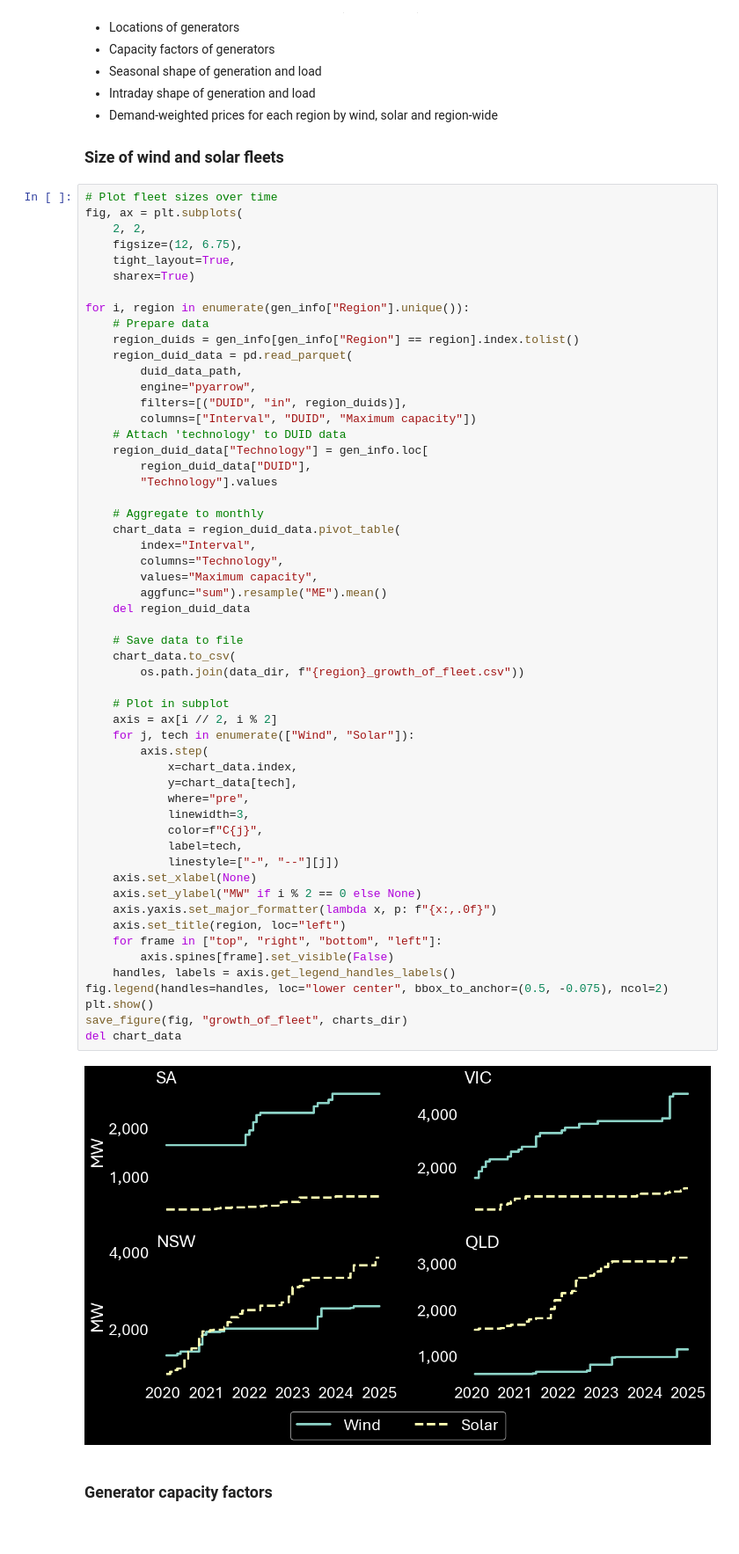
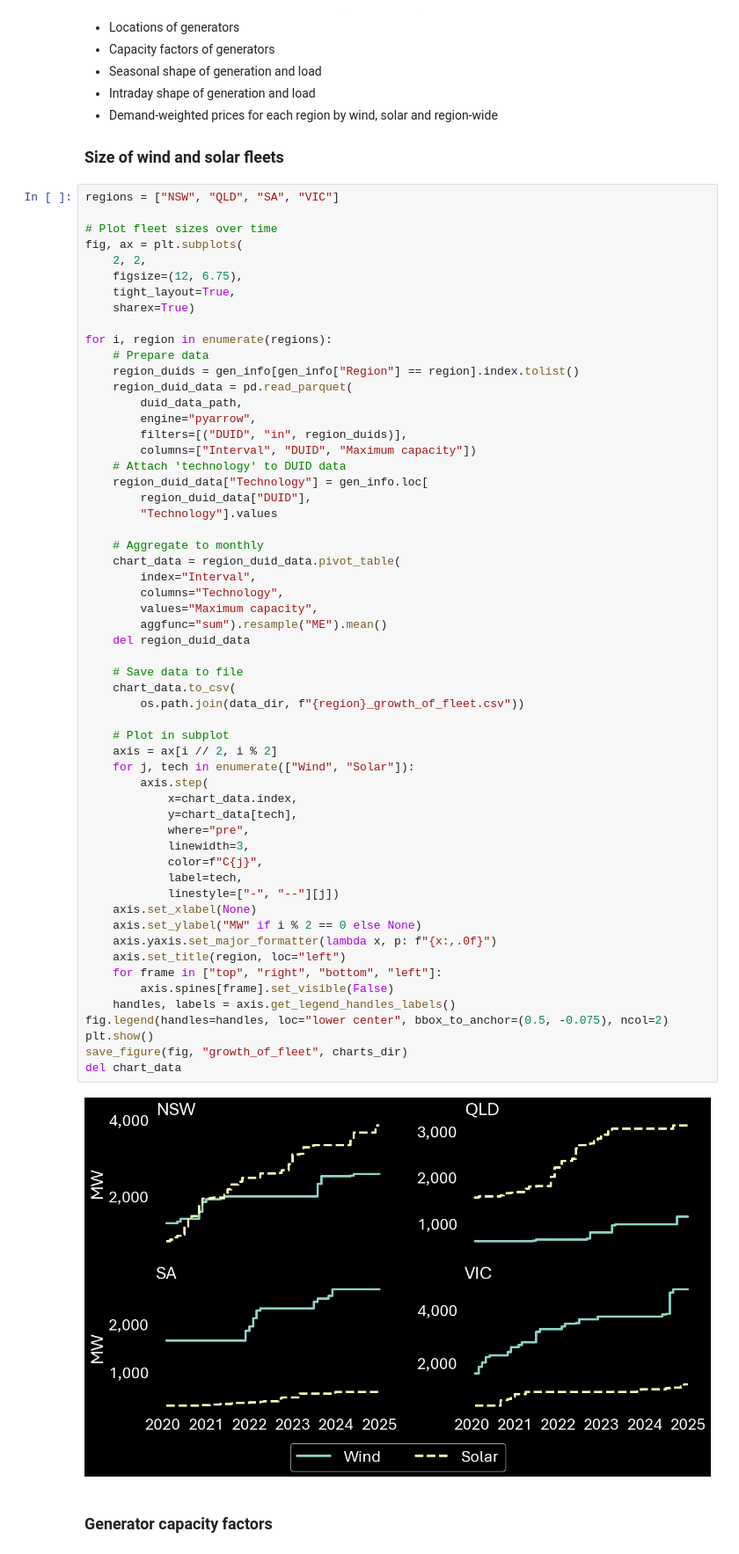
Before and after one commit to MarkusMannheim/contract_modelling, a Jupyter notebook: data_preparation.ipynb, the cells around one changed output. Shown at 88% size. Drawn from its saved outputs; the diff is of its cells as text.

```diff
--- a/data_preparation.ipynb
+++ b/data_preparation.ipynb
@@ -268,6 +268,8 @@ Calculate and visualise metrics of:
 
 ### Size of wind and solar fleets
 # %%
+regions = ["NSW", "QLD", "SA", "VIC"]
+
 # Plot fleet sizes over time
 fig, ax = plt.subplots(
     2, 2,
@@ -275,7 +277,7 @@ fig, ax = plt.subplots(
     tight_layout=True,
     sharex=True)
 
-for i, region in enumerate(gen_info["Region"].unique()):
+for i, region in enumerate(regions):
     # Prepare data
     region_duids = gen_info[gen_info["Region"] == region].index.tolist()
     region_duid_data = pd.read_parquet(
@@ -296,34 +298,34 @@ for i, region in enumerate(gen_info["Region"].unique()):
         aggfunc="sum").resample("ME").mean()
     del region_duid_data
 
     # Save data to file
     chart_data.to_csv(
         os.path.join(data_dir, f"{region}_growth_of_fleet.csv"))
 
     # Plot in subplot
     axis = ax[i // 2, i % 2]
     for j, tech in enumerate(["Wind", "Solar"]):
         axis.step(
             x=chart_data.index,
             y=chart_data[tech],
             where="pre",
             linewidth=3,
             color=f"C{j}",
             label=tech,
             linestyle=["-", "--"][j])
     axis.set_xlabel(None)
     axis.set_ylabel("MW" if i % 2 == 0 else None)
     axis.yaxis.set_major_formatter(lambda x, p: f"{x:,.0f}")
     axis.set_title(region, loc="left")
     for frame in ["top", "right", "bottom", "left"]:
         axis.spines[frame].set_visible(False)
     handles, labels = axis.get_legend_handles_labels()
 fig.legend(handles=handles, loc="lower center", bbox_to_anchor=(0.5, -0.075), ncol=2)
 plt.show()
 save_figure(fig, "growth_of_fleet", charts_dir)
 del chart_data
 # %% [output]
-[figure, old version]
+[figure, new version]
 # %% [markdown]
 ### Generator capacity factors
 # %%
```
Also changed, not shown: parts of 7 cells of this notebook, 54 other files.
